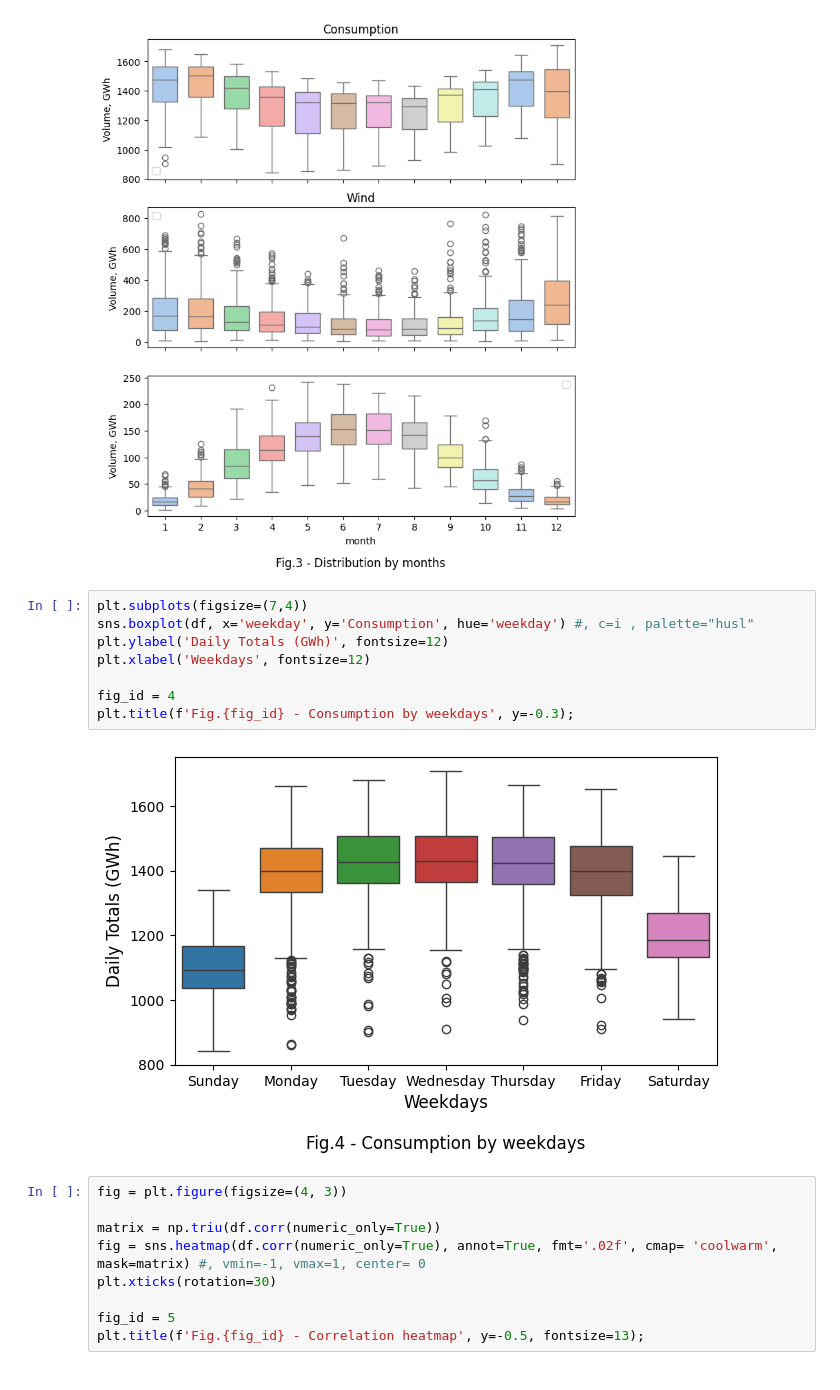
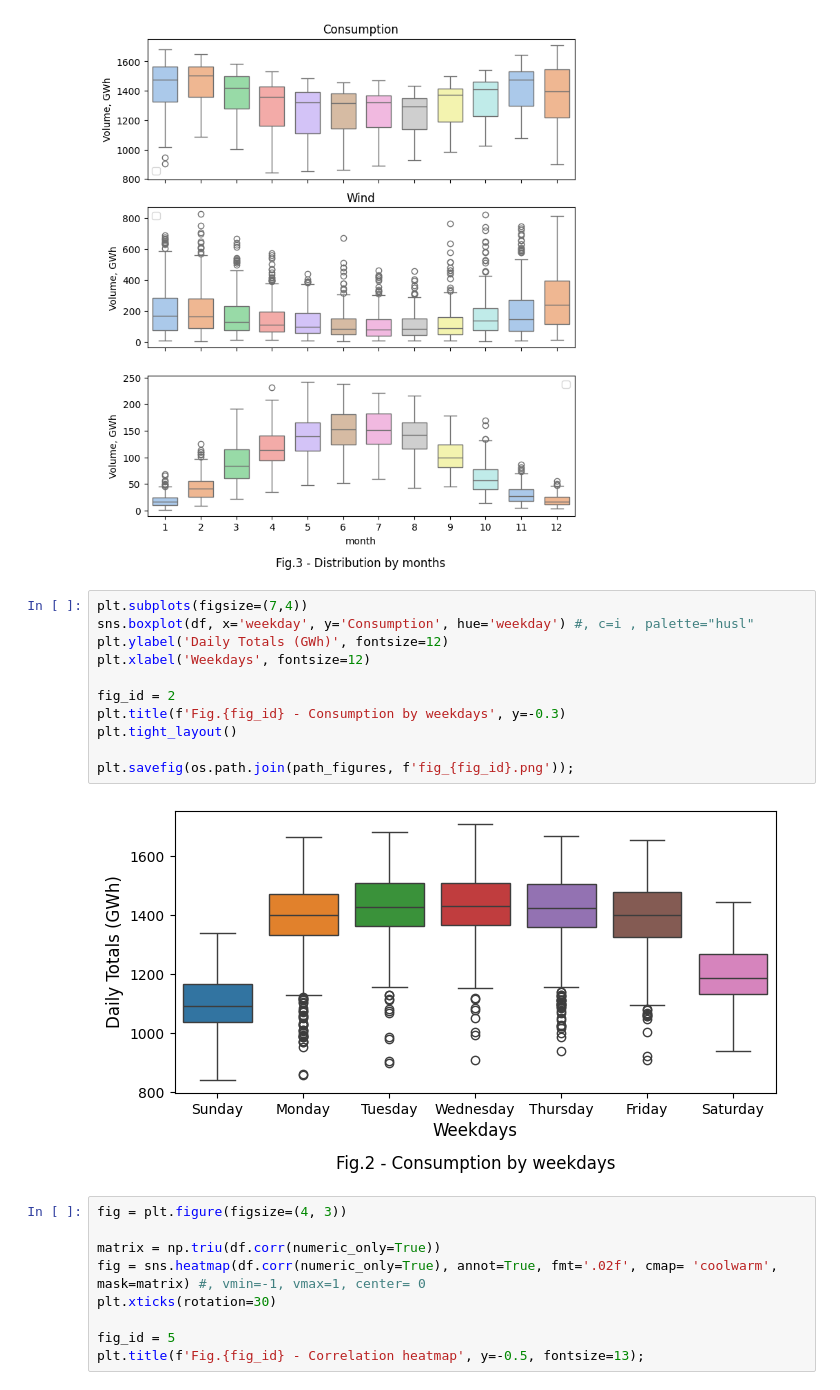
Before and after one commit to Alex1iv/Power_consumption_prediction, a Jupyter notebook: notebooks/power_consumption.ipynb, the cells around one changed output. Saved outputs shown, nothing was run; the diff lists cells and outputs as text.

```diff
--- a/notebooks/power_consumption.ipynb
+++ b/notebooks/power_consumption.ipynb
@@ -178,13 +178,16 @@ plt.title(f'Fig.{fig_id} - Distribution by months', y=-0.4);
 # %%
 plt.subplots(figsize=(7,4))
 sns.boxplot(df, x='weekday', y='Consumption', hue='weekday') #, c=i , palette="husl"
 plt.ylabel('Daily Totals (GWh)', fontsize=12)
 plt.xlabel('Weekdays', fontsize=12)
 
-fig_id = 4
-plt.title(f'Fig.{fig_id} - Consumption by weekdays', y=-0.3);
+fig_id = 2
+plt.title(f'Fig.{fig_id} - Consumption by weekdays', y=-0.3)
+plt.tight_layout()
+
+plt.savefig(os.path.join(path_figures, f'fig_{fig_id}.png'));
 # %% [output]
-[figure, old version]
+[figure, new version]
 # %%
 fig = plt.figure(figsize=(4, 3))
 
```
Also changed, not shown: parts of 3 cells of this notebook, 1 other file.
